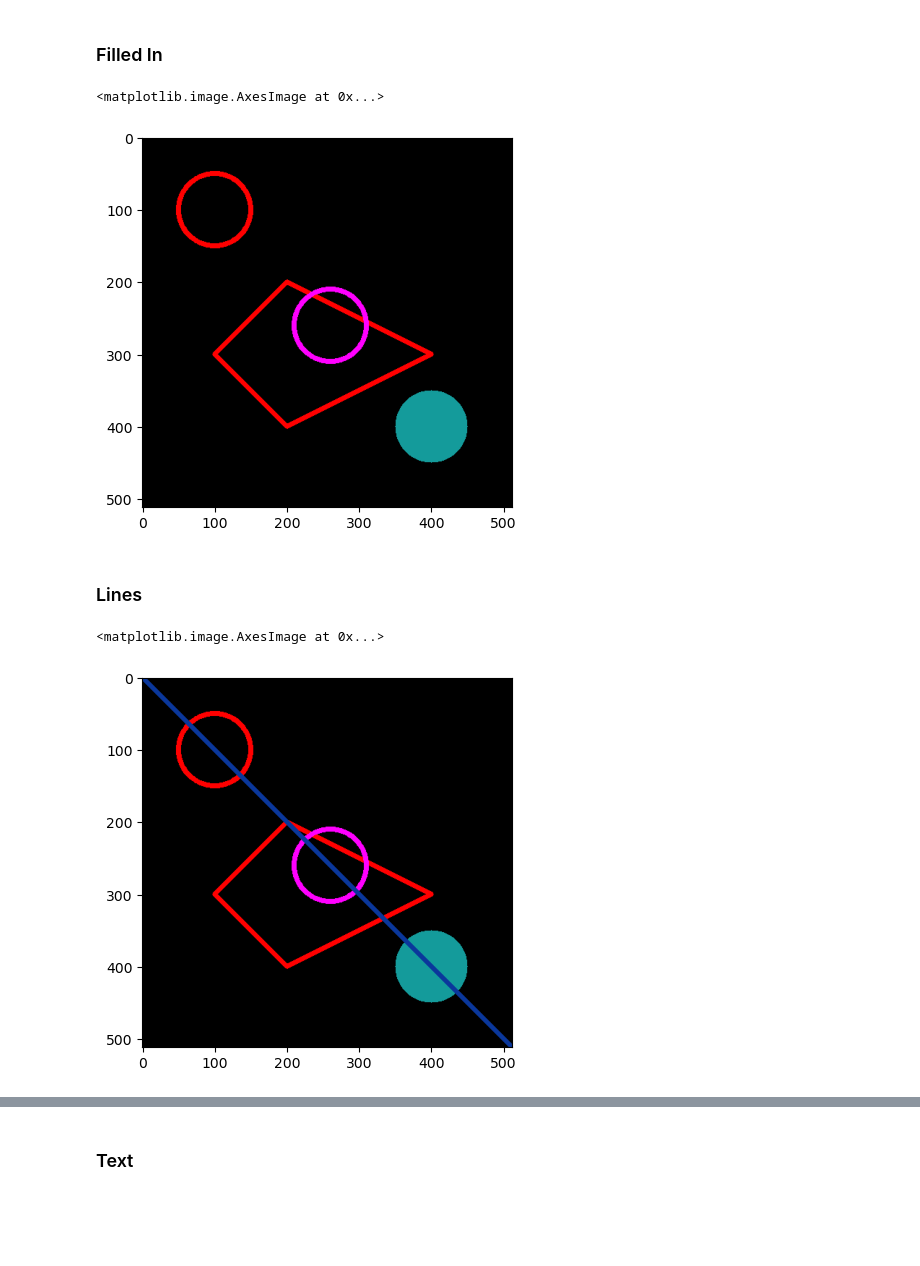
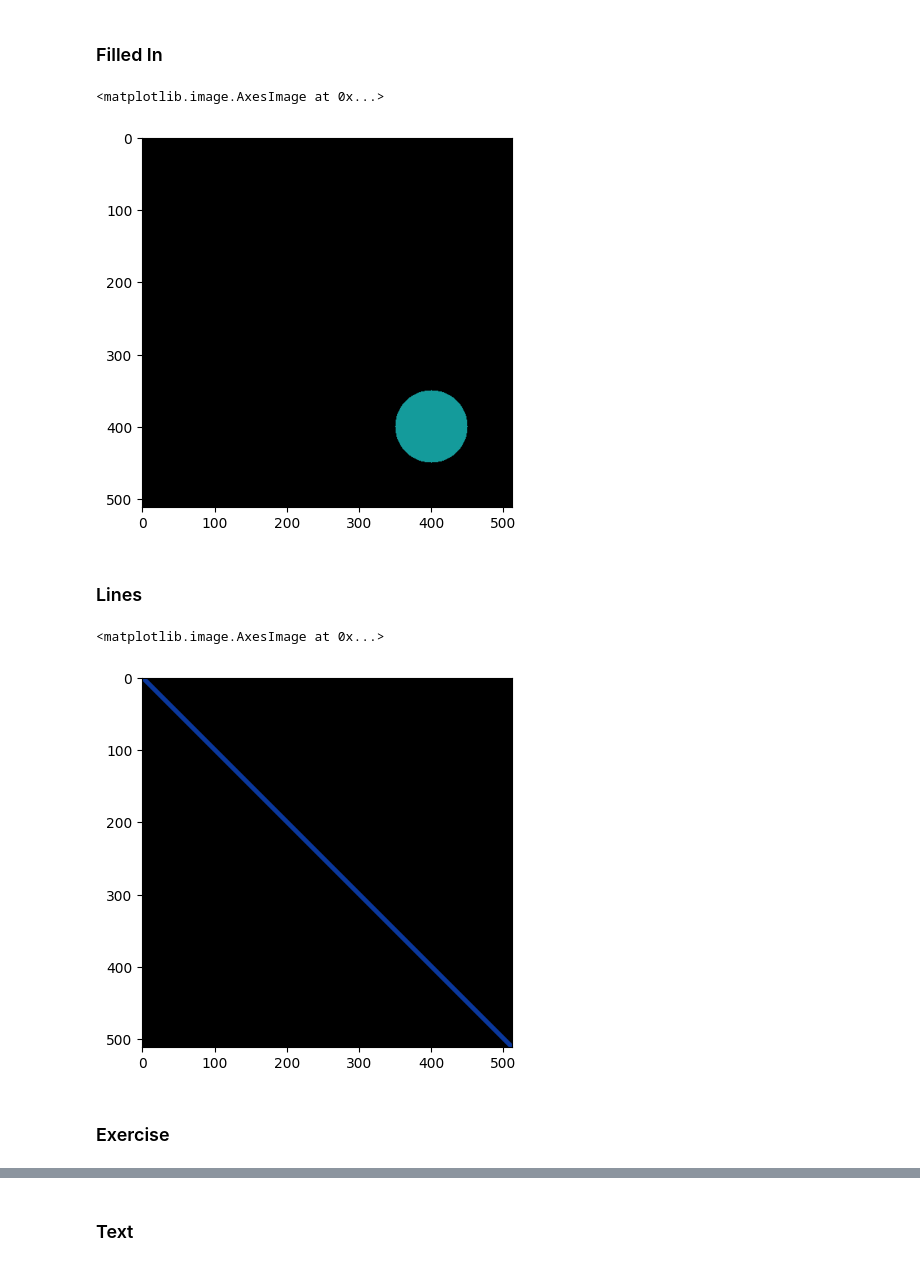
Before and after one commit to feed0/digital-image-processing, a Jupyter notebook: IMAGENS COM OPEN-CV-20250819/02-Drawing-on-Images.ipynb, the cells around one changed output, grey strips where cells are left out. Cells and saved outputs as stored; diff of their text form; code cells hidden in the pictures; blank space fills up the shorter version.

```diff
--- a/IMAGENS COM OPEN-CV-20250819/02-Drawing-on-Images.ipynb
+++ b/IMAGENS COM OPEN-CV-20250819/02-Drawing-on-Images.ipynb
@@ -6,4 +6,5 @@ import matplotlib.pyplot as plt
 %matplotlib inline
 import cv2
 # %%
-blank_img = np.zeros(shape=(512,512,3),dtype=np.int16)
+def newblank():
+    return np.zeros(shape=(512,512,3),dtype=np.int16)
@@ -116,17 +123,21 @@ plt.imshow(blank_img)
 # %% [markdown]
 ### Filled In
 # %%
-cv2.circle(img=blank_img, center=(400,400), radius=50, color=(20,155,155), thickness=-1)
-plt.imshow(blank_img)
+C2 = newblank()
+cv2.circle(C2, center=(400,400), radius=50, color=(20,155,155), thickness=-1)
+plt.imshow(C2)
 # %% [output]
 <matplotlib.image.AxesImage at 0x...>
-[figure, old version]
+[figure, new version]
 # %% [markdown]
 ### Lines
 # %%
 # Draw a diagonal blue line with thickness of 5 px
-cv2.line(blank_img,pt1=(0,0),pt2=(511,511),color=(10, 55, 155),thickness=5)
-plt.imshow(blank_img)
+L1 = newblank()
+cv2.line(L1,pt1=(0,0),pt2=(511,511),color=(10, 55, 155),thickness=5)
+plt.imshow(L1)
 # %% [output]
 <matplotlib.image.AxesImage at 0x...>
-[figure, old version]
+[figure, new version]
+# %% [markdown]
+### Exercise
```
Also changed, not shown: parts of 14 cells of this notebook, 2 other files.
